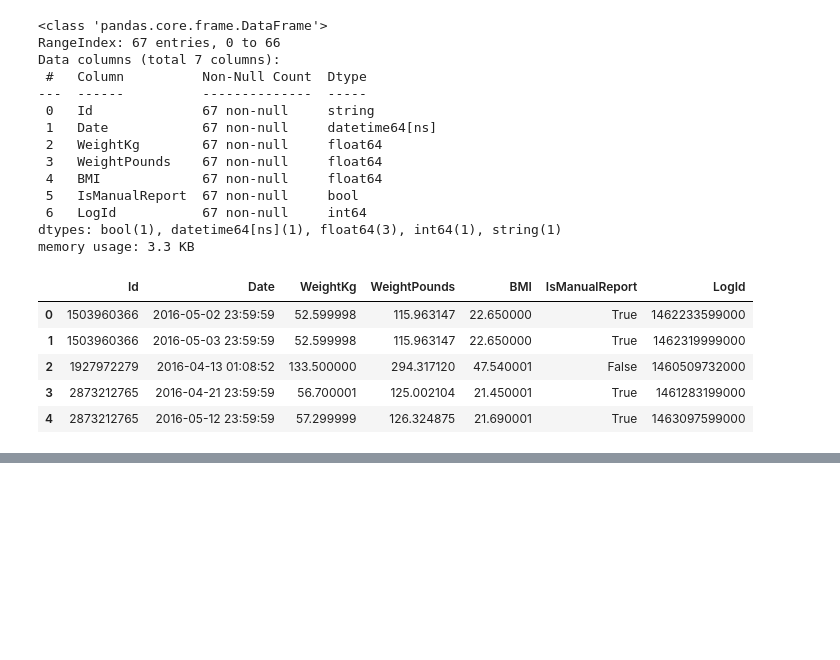
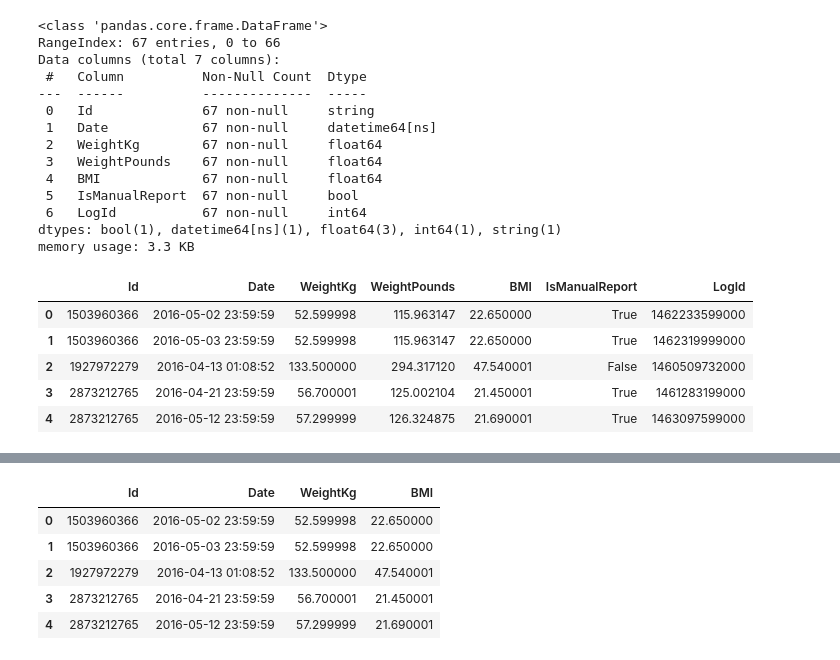
Before and after one commit to sandeepkumar17212/belabeat-case-study, a Jupyter notebook: bellabeat-case-study-code.ipynb, the cells around one changed output, grey strips where cells are left out. Cells and saved outputs as stored; diff of their text form; code cells hidden in the pictures; blank space fills up the shorter version.

```diff
--- a/bellabeat-case-study-code.ipynb
+++ b/bellabeat-case-study-code.ipynb
@@ -553,0 +658,12 @@ weightloginfo.head()
+# %%
+## selecting only the needed columns from the dataset
+weightloginfo =weightloginfo[["Id","Date","WeightKg","BMI"]]
+# %%
+weightloginfo.head()
+# %% [output]
+|  | Id | Date | WeightKg | BMI |
+| 0 | 1503960366 | 2016-05-02 23:59:59 | 52.599998 | 22.650000 |
+| 1 | 1503960366 | 2016-05-03 23:59:59 | 52.599998 | 22.650000 |
+| 2 | 1927972279 | 2016-04-13 01:08:52 | 133.500000 | 47.540001 |
+| 3 | 2873212765 | 2016-04-21 23:59:59 | 56.700001 | 21.450001 |
+| 4 | 2873212765 | 2016-05-12 23:59:59 | 57.299999 | 21.690001 |
```
Also changed, not shown: parts of 15 cells of this notebook.
